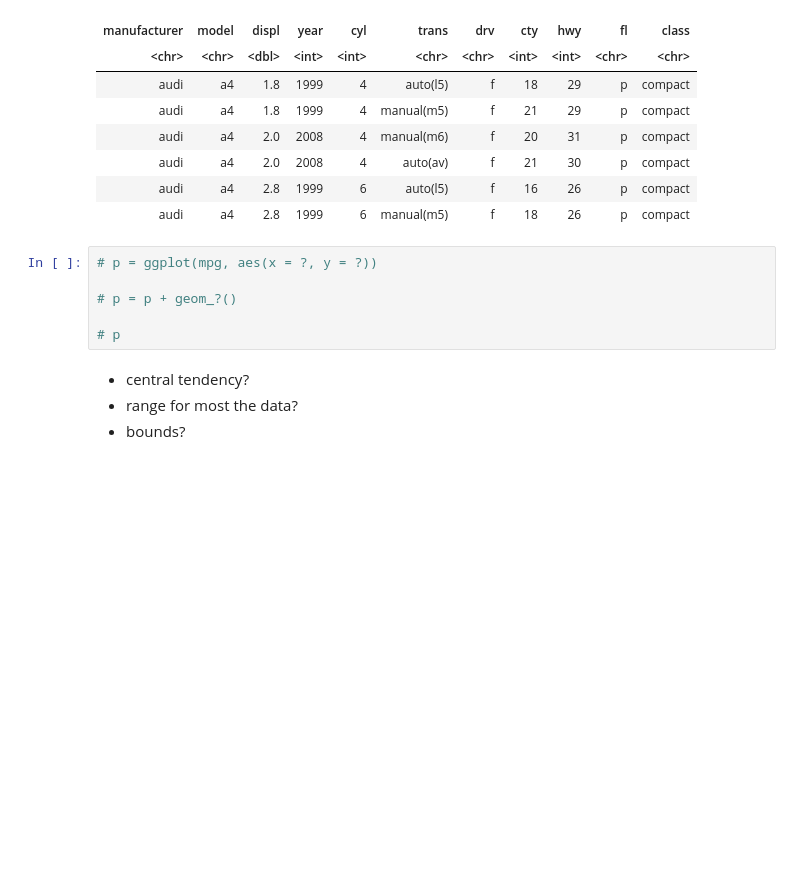
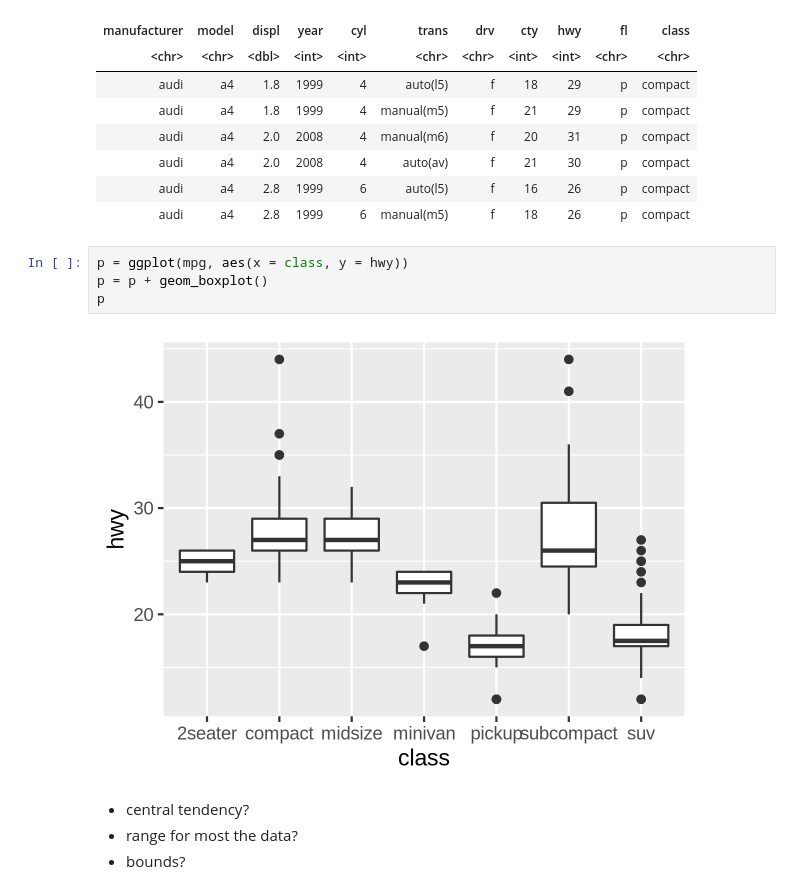
Before and after one commit to mcrzepka/BIOS512, a Jupyter notebook: Lectures/05_plotting_distributions.ipynb, the cells around one changed output. Drawn from its saved outputs; the diff is of its cells as text; blank space fills up the shorter version.

```diff
--- a/Lectures/05_plotting_distributions.ipynb
+++ b/Lectures/05_plotting_distributions.ipynb
@@ -62,11 +64,11 @@ A tibble: 6 × 11
 | audi | a4 | 2.8 | 1999 | 6 | auto(l5) | f | 16 | 26 | p | compact |
 | audi | a4 | 2.8 | 1999 | 6 | manual(m5) | f | 18 | 26 | p | compact |
 # %%
-# p = ggplot(mpg, aes(x = ?, y = ?))
-
-# p = p + geom_?()
-
-# p
+p = ggplot(mpg, aes(x = class, y = hwy))
+p = p + geom_boxplot()
+p
+# %% [output]
+[figure, added]
 # %% [markdown]
 - central tendency?
 - range for most the data?
```
Also changed, not shown: parts of 9 cells of this notebook.
